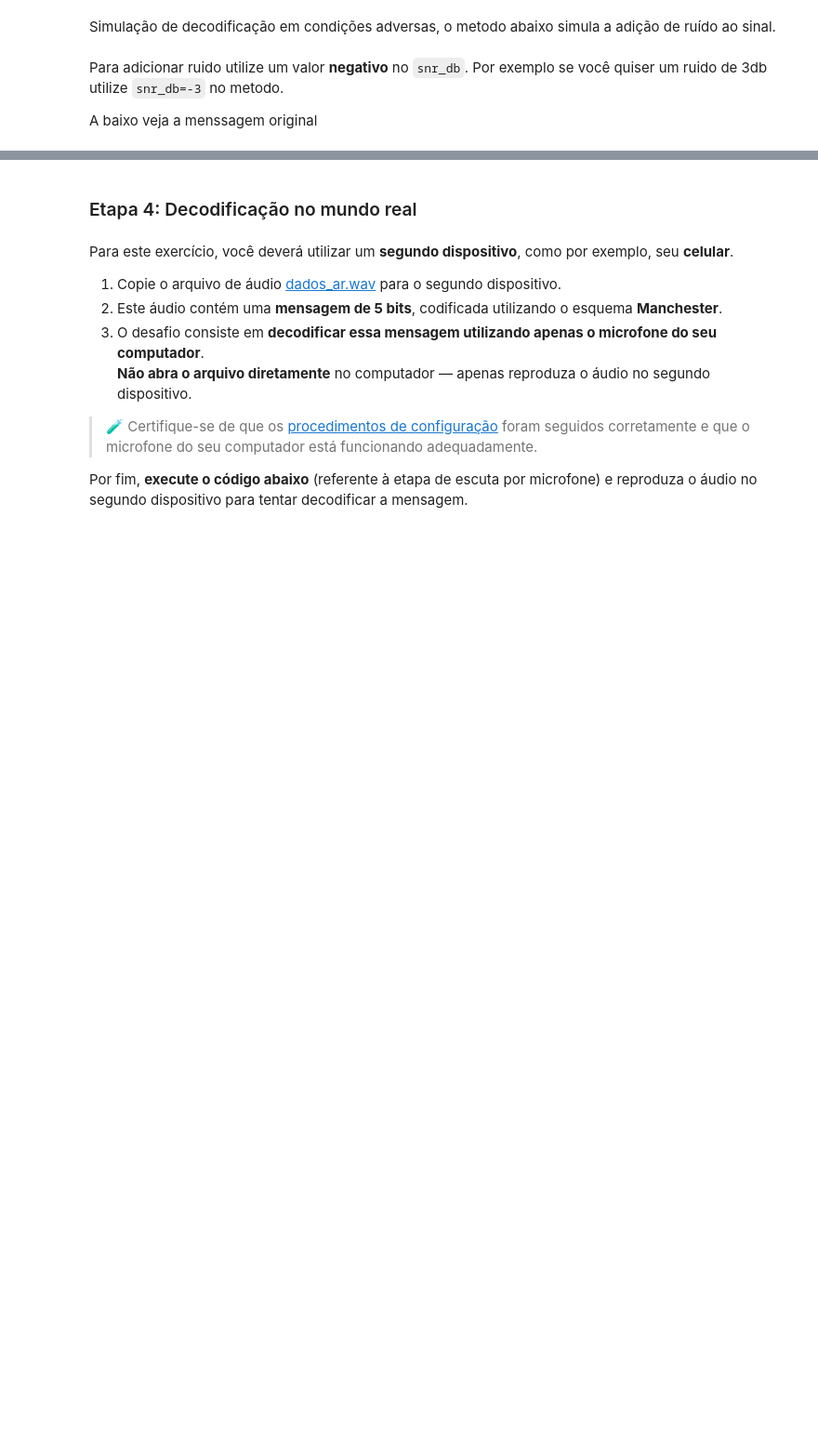
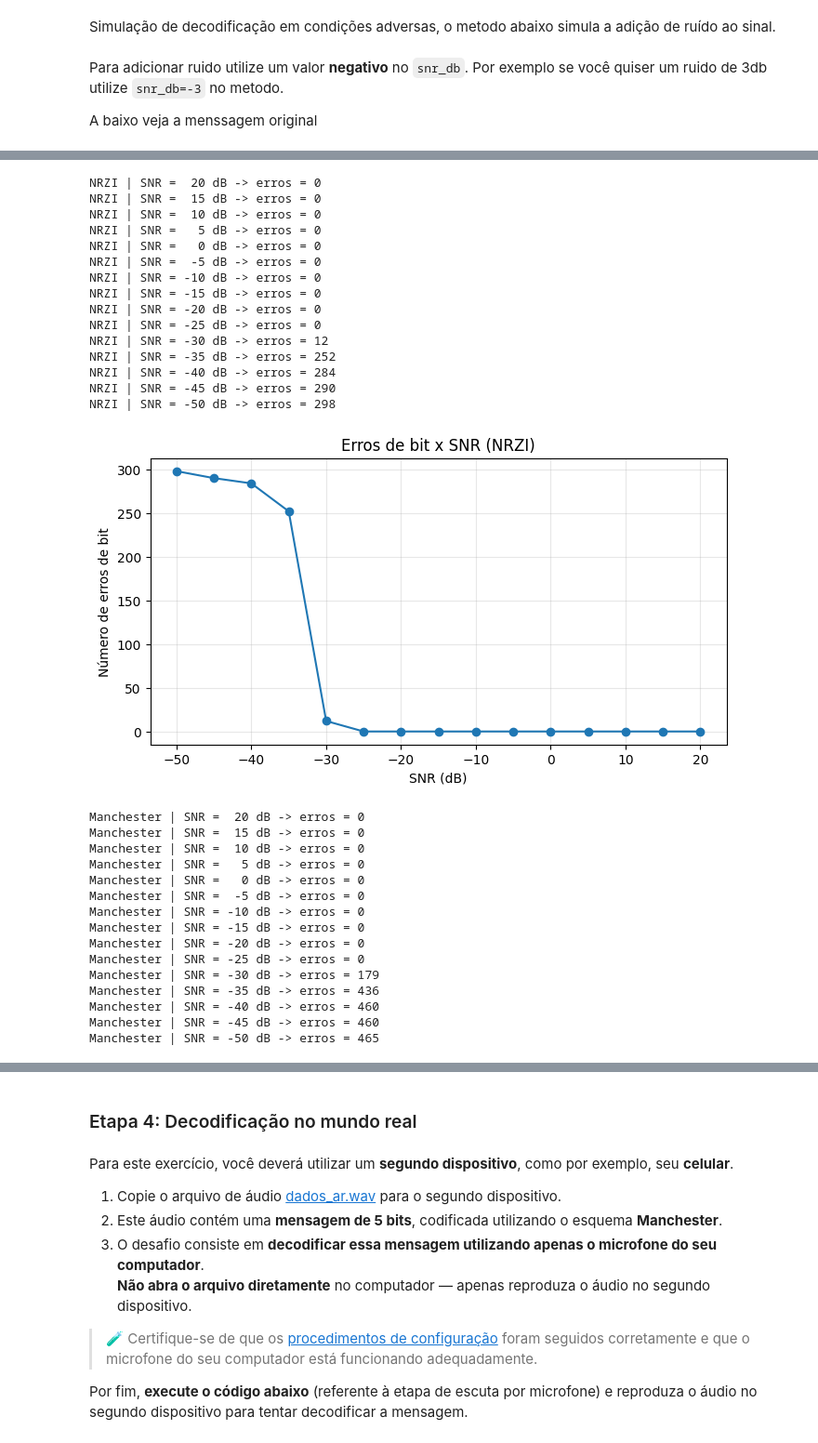
Before and after one commit to rutesilvva/Lab-1---Redes, a Jupyter notebook: lab01/modulacao/lab_notebook.ipynb, the cells around one changed output, grey strips where cells are left out. Shown at 93% size. Drawn from its saved outputs; the diff is of its cells as text; code cells hidden in the pictures; blank space fills up the shorter version.

```diff
--- a/lab01/modulacao/lab_notebook.ipynb
+++ b/lab01/modulacao/lab_notebook.ipynb
@@ -770,0 +866,48 @@ print(f"  Correto: {original_bits == decoded}\n")
+# %%
+erros_nrzi = experimento_snr(
+    bits_mensagem=bits_mensagem,
+    encode_fn=encode_nrzi,
+    decode_fn=decode_nrzi,
+    nome_modulacao="NRZI",
+    snr_values=snr_values
+)
+
+erros_manchester = experimento_snr(
+    bits_mensagem=bits_mensagem,
+    encode_fn=encode_manchester,
+    decode_fn=decode_manchester,
+    nome_modulacao="Manchester",
+    snr_values=snr_values
+)
+# %% [output]
+NRZI | SNR =  20 dB -> erros = 0
+NRZI | SNR =  15 dB -> erros = 0
+NRZI | SNR =  10 dB -> erros = 0
+NRZI | SNR =   5 dB -> erros = 0
+NRZI | SNR =   0 dB -> erros = 0
+NRZI | SNR =  -5 dB -> erros = 0
+NRZI | SNR = -10 dB -> erros = 0
+NRZI | SNR = -15 dB -> erros = 0
+NRZI | SNR = -20 dB -> erros = 0
+NRZI | SNR = -25 dB -> erros = 0
+NRZI | SNR = -30 dB -> erros = 12
+NRZI | SNR = -35 dB -> erros = 252
+NRZI | SNR = -40 dB -> erros = 284
+NRZI | SNR = -45 dB -> erros = 290
+NRZI | SNR = -50 dB -> erros = 298
+[figure, added]
+Manchester | SNR =  20 dB -> erros = 0
+Manchester | SNR =  15 dB -> erros = 0
+Manchester | SNR =  10 dB -> erros = 0
+Manchester | SNR =   5 dB -> erros = 0
+Manchester | SNR =   0 dB -> erros = 0
+Manchester | SNR =  -5 dB -> erros = 0
+Manchester | SNR = -10 dB -> erros = 0
+Manchester | SNR = -15 dB -> erros = 0
+Manchester | SNR = -20 dB -> erros = 0
+Manchester | SNR = -25 dB -> erros = 0
+Manchester | SNR = -30 dB -> erros = 179
+Manchester | SNR = -35 dB -> erros = 436
+Manchester | SNR = -40 dB -> erros = 460
+Manchester | SNR = -45 dB -> erros = 460
+Manchester | SNR = -50 dB -> erros = 465
```
Also changed, not shown: parts of 6 cells of this notebook.
